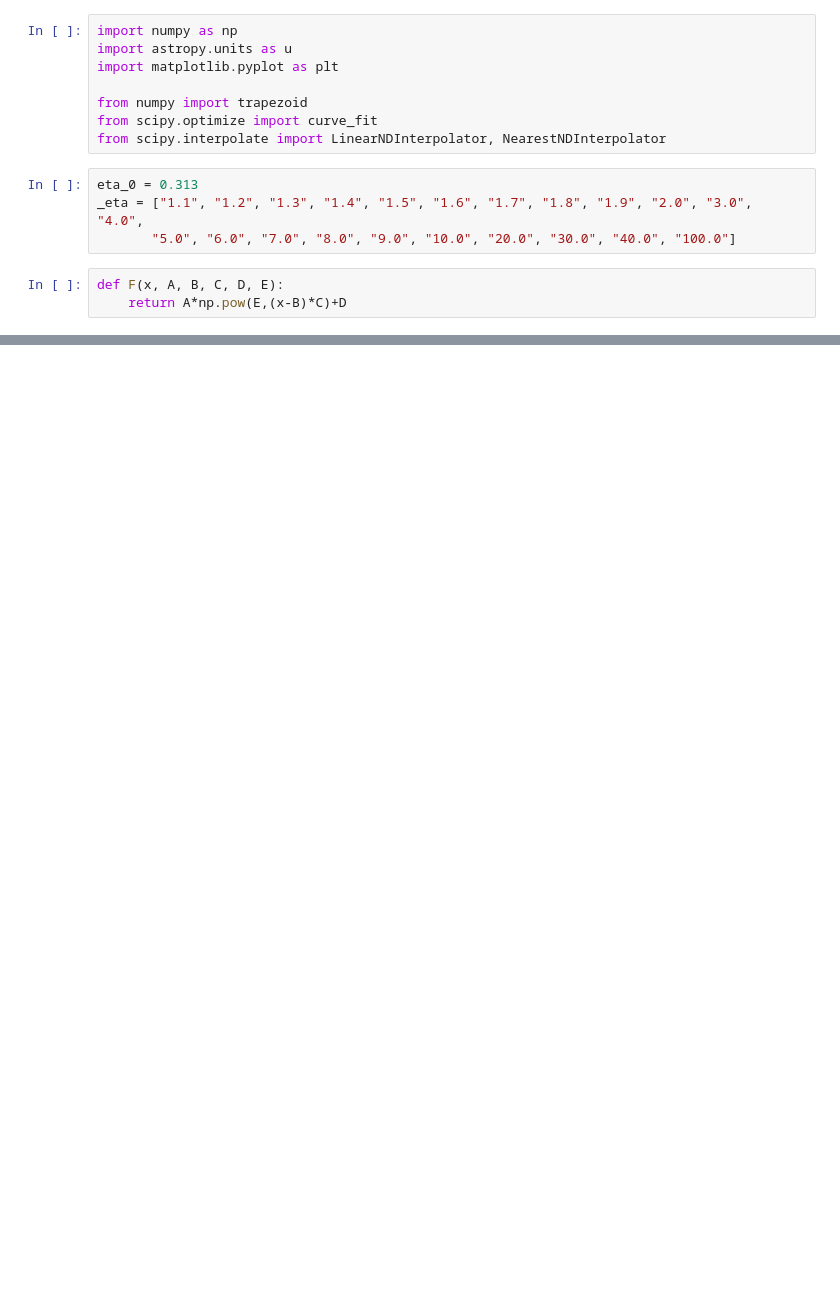
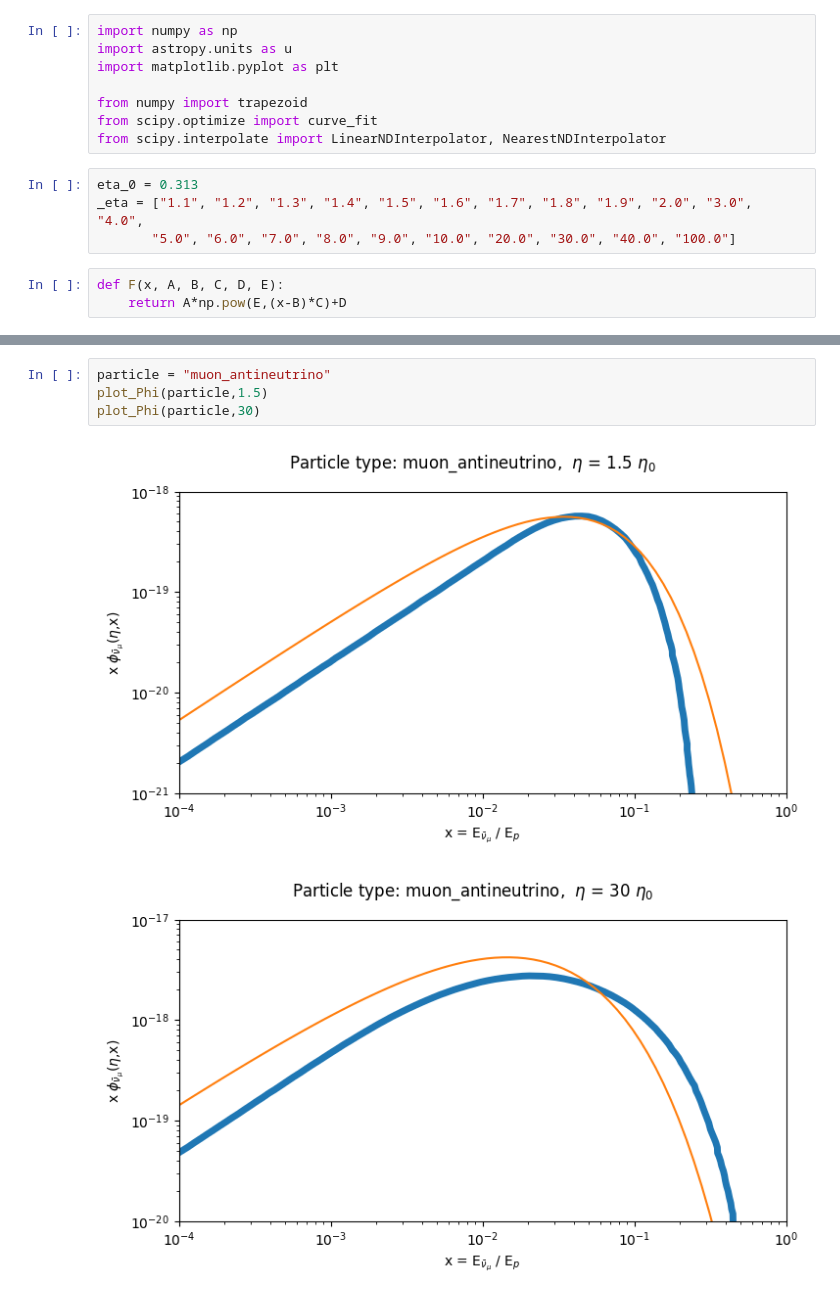
Before and after one commit to pwit07/sophia_next, a Jupyter notebook: src/Fitting.ipynb, the cells around one changed output, grey strips where cells are left out. Saved outputs shown, nothing was run; the diff lists cells and outputs as text; blank space fills up the shorter version.

```diff
--- a/src/Fitting.ipynb
+++ b/src/Fitting.ipynb
@@ -300,0 +341,7 @@ plot_Phi(particle,30)
+# %%
+particle = "muon_antineutrino"
+plot_Phi(particle,1.5)
+plot_Phi(particle,30)
+# %% [output]
+[figure, added]
+[figure, added]
```
Also changed, not shown: parts of 14 cells of this notebook.
